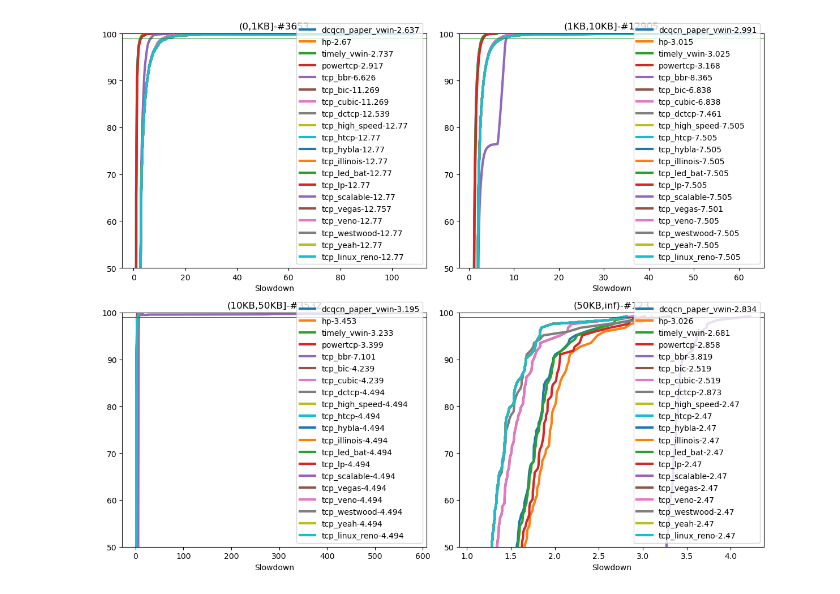
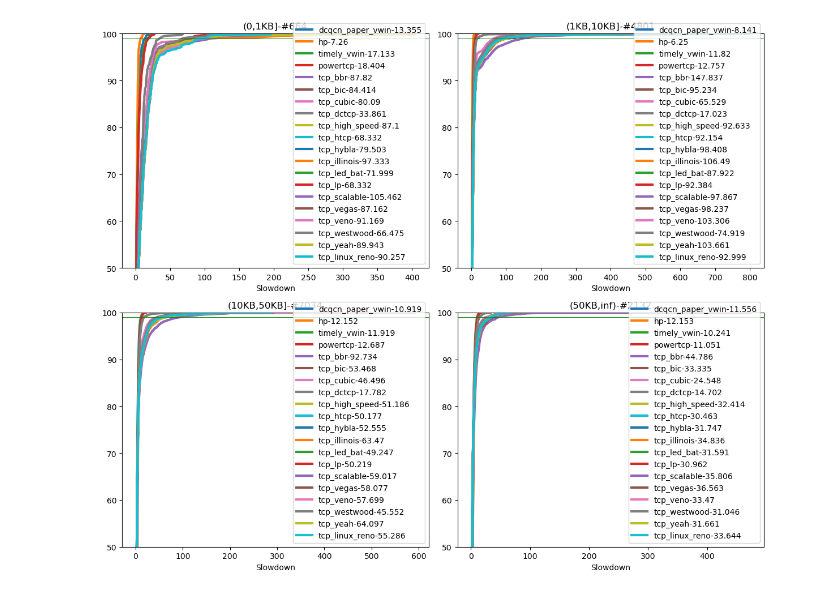
Before and after one commit to kwzhao/High-Precision-Congestion-Control, a Jupyter notebook: analysis/plt_path_check.ipynb, the cells around one changed output. Cells and saved outputs as stored; diff of their text form; code cells hidden in the pictures.

```diff
--- a/analysis/plt_path_check.ipynb
+++ b/analysis/plt_path_check.ipynb
@@ -155,7 +155,6 @@ CC_LIST=list(CC_DICT.keys())
 # dir_input_synthetic="/data2/lichenni/path/input"
 dir_input_synthetic="/data2/lichenni/path_cc20"
 dir_input_str=""
-
 
 topo_type="_topo-pl-x_"
 data_list_seeds = []
@@ -164,7 +163,7 @@ dir_input=dir_input_synthetic
 
 data_list=[]
 # for shard in np.arange(1):
-for shard in [7]:
+for shard in [0]:
     for n_flows in [20000]:
         for n_hosts in [3]:
             # for dctcp_k in [5000,9000,15000,18000,22000,27000,30000]:
@@ -174,7 +173,7 @@ for shard in [7]:
                 dir_input_tmp = f"{dir_input}/{spec}"
                 # stats=decode_dict(np.load(f'{dir_input_tmp}/stats.npy', allow_pickle=True,encoding="bytes").item())
                 stats=np.load(f'{dir_input_tmp}/stats.npy', allow_pickle=True).item()
-                print(f"stats={stats}")
+                # print(f"stats={stats}")
                 n_flows_total=stats["n_flows"]
                 if enable_longest_foreground_traffic:
                     data_list.append((spec,(0,n_hosts-1),topo_type_cur))
@@ -270,4 +269,4 @@ p99 percentile: 2.4700302558946556
-[figure, old version]
+[figure, new version]
 # %%
 DELAY_PROPAGATION_BASE = 1000  # 1us
 LINK_TO_DELAY_DICT={
```
Also changed, not shown: parts of 1 cell of this notebook, 42 other files.
